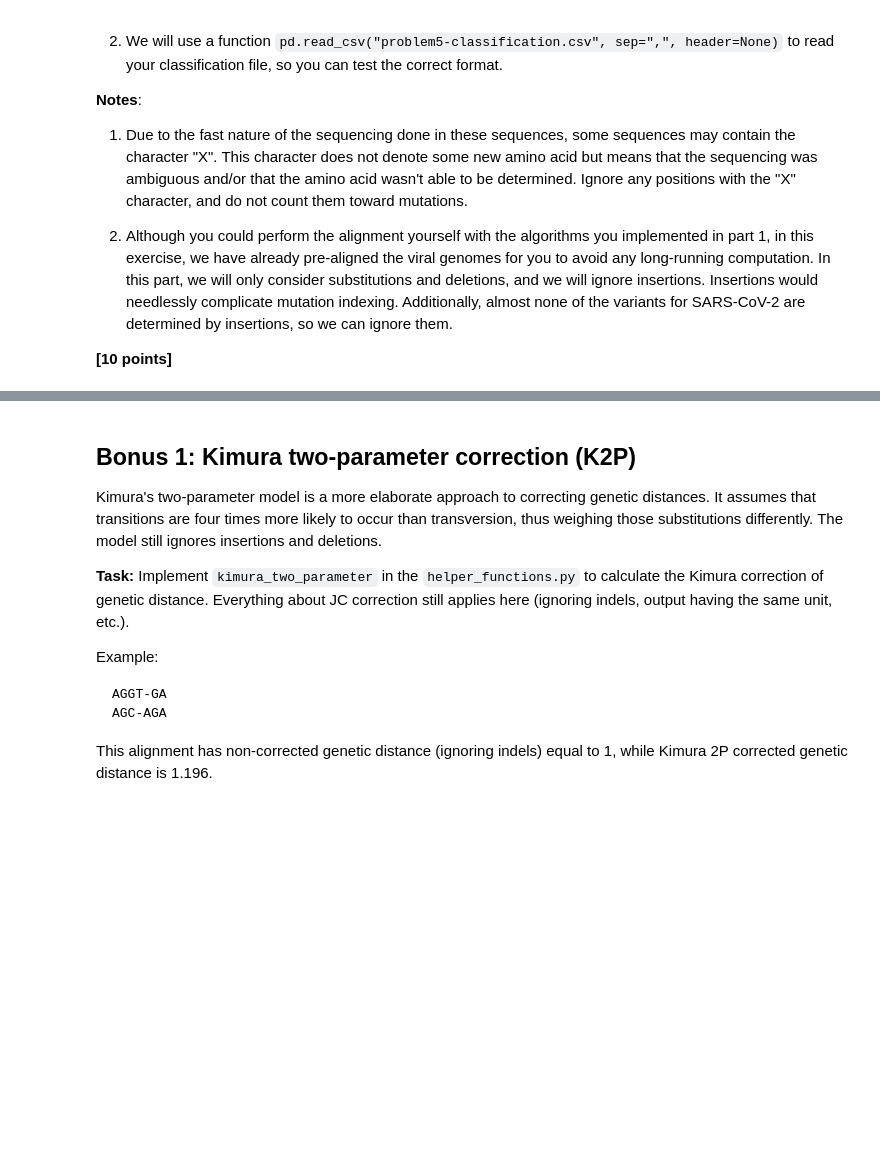
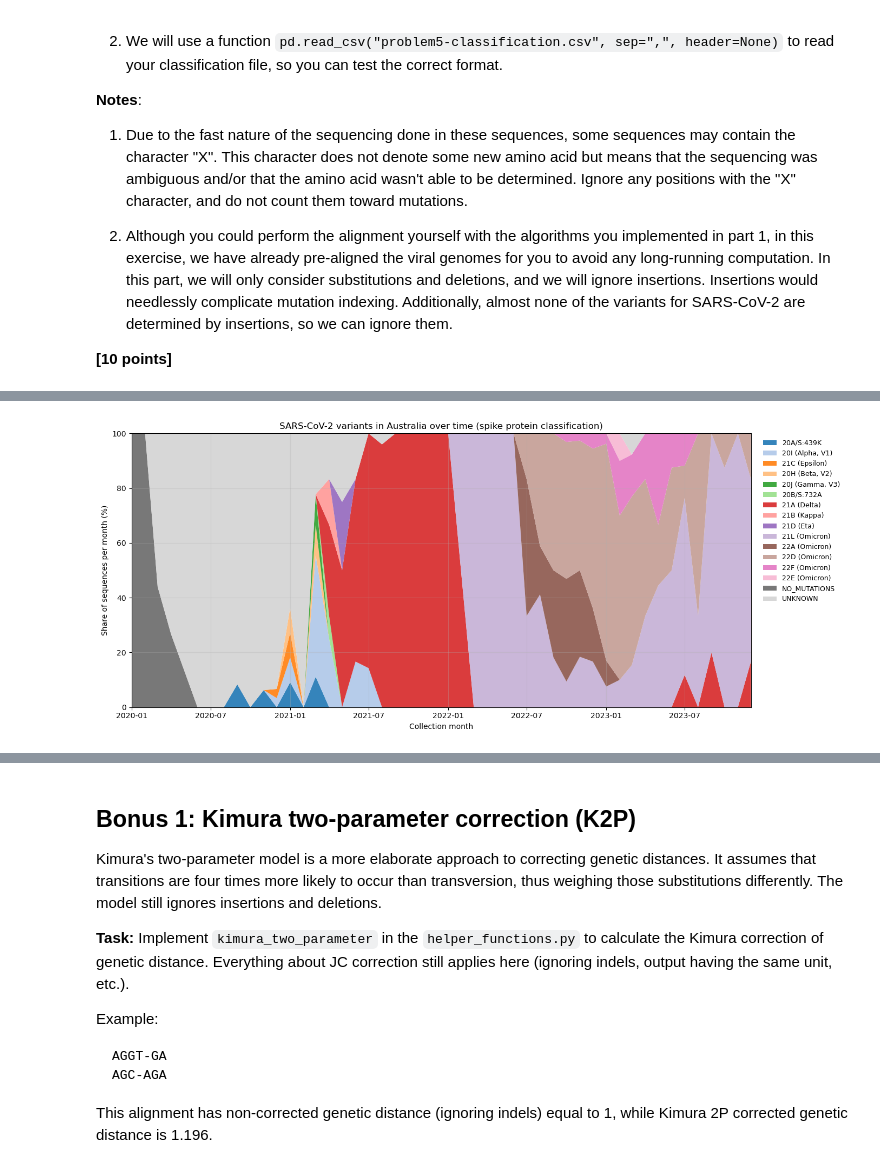
Before and after one commit to callis661/BINF3010-Assignment-Part-3., a Jupyter notebook: viral_evo_workbook.ipynb, the cells around one changed output, grey strips where cells are left out. Cells and saved outputs as stored; diff of their text form; code cells hidden in the pictures; blank space fills up the shorter version.

Commit message:
Completed Problem 5

```diff
--- a/viral_evo_workbook.ipynb
+++ b/viral_evo_workbook.ipynb
@@ -532,3 +532,78 @@ After you have assigned all the sequences to a variant, create a plot showing th
 3. Although you could perform the alignment yourself with the algorithms you implemented in part 1, in this exercise, we have already pre-aligned the viral genomes for you to avoid any long-running computation. In this part, we will only consider substitutions and deletions, and we will ignore insertions. Insertions would needlessly complicate mutation indexing. Additionally, almost none of the variants for SARS-CoV-2 are determined by insertions, so we can ignore them.
 
 **[10 points]**
+# %%
+import json
+import matplotlib.pyplot as plt
+
+# Reference spike protein: translate the S gene of NC_045512.2 (nt 21563-25384, 1-based)
+ncbi_reference = SeqIO.read("data/sequence.fasta", "fasta")
+ref_spike = str(ncbi_reference.seq[21562:25384].translate(to_stop=True))
+print("Reference spike length:", len(ref_spike))           # 1273 aa
+
+# Variant definitions: keep only spike (S) nonsynonymous mutations
+with open("data/variants.json") as f:
+    variants = json.load(f)
+variant_mutations = {name: [(m["pos"], m["left"], m["right"])
+                            for m in info["nonsynonymous"] if m["gene"] == "S"]
+                     for name, info in variants.items()}
+
+# Load the Australian spike sequences; header: name|date|accession
+p5_records = list(SeqIO.parse("data/p5-aus-spike-proteins.fasta", "fasta"))
+p5_ids = [rec.description.split("|")[2] for rec in p5_records]
+p5_dates = pd.to_datetime([rec.description.split("|")[1] for rec in p5_records])
+p5_seqs = [str(rec.seq) for rec in p5_records]
+
+
+def classify(seq):
+    # any mutation at all (substitution or deletion) compared with the reference, ignoring X
+    has_mutation = any(a != r and a != "X" for a, r in zip(seq, ref_spike))
+    if not has_mutation:
+        return "NO_MUTATIONS"
+    best_variant, best_score = "UNKNOWN", 0.0
+    for name, muts in variant_mutations.items():
+        matched = sum(1 for pos, left, right in muts if seq[pos - 1] == right)   # X never matches
+        score = matched / len(muts)
+        if score > best_score:
+            best_variant, best_score = name, score
+    return best_variant if best_score >= 0.51 else "UNKNOWN"
+
+
+p5_df = pd.DataFrame({"accession": p5_ids, "date": p5_dates,
+                      "variant": [classify(s) for s in p5_seqs]})
+p5_df[["accession", "variant"]].to_csv("problem5-classification.csv", header=False, index=False)
+print(p5_df["variant"].value_counts())
+
+# Percentage of each variant per month
+monthly = (p5_df.groupby([pd.Grouper(key="date", freq="MS"), "variant"]).size()
+                .unstack(fill_value=0))
+monthly_pct = monthly.div(monthly.sum(axis=1), axis=0) * 100
+
+# order variants by when they first appear; UNKNOWN / NO_MUTATIONS last
+order = sorted([v for v in monthly_pct.columns if v not in ("UNKNOWN", "NO_MUTATIONS")],
+               key=lambda v: monthly_pct.index[monthly_pct[v] > 0][0])
+order += [v for v in ("NO_MUTATIONS", "UNKNOWN") if v in monthly_pct.columns]
+monthly_pct = monthly_pct[order]
+
+colors = list(plt.cm.tab20.colors)
+color_map = {v: colors[i % len(colors)] for i, v in enumerate(order)}
+color_map["UNKNOWN"] = "lightgrey"
+color_map["NO_MUTATIONS"] = "dimgrey"
+
+fig, ax = plt.subplots(figsize=(14, 6))
+ax.stackplot(monthly_pct.index, monthly_pct.T.values, labels=order,
+             colors=[color_map[v] for v in order], alpha=0.9)
+ax.set_xlim(monthly_pct.index.min(), monthly_pct.index.max())
+ax.set_ylim(0, 100)
+ax.set_ylabel("Share of sequences per month (%)")
+ax.set_xlabel("Collection month")
+ax.set_title("SARS-CoV-2 variants in Australia over time (spike protein classification)")
+ax.legend(loc="upper left", bbox_to_anchor=(1.01, 1), frameon=False, fontsize=9)
+ax.grid(alpha=0.3)
+fig.tight_layout()
+fig.savefig("problem5.svg")
+plt.show()
+
+# Check the CSV format the way the marker reads it
+print(pd.read_csv("problem5-classification.csv", sep=",", header=None).head())
+# %% [output]
@@ -534,0 +629 @@ After you have assigned all the sequences to a variant, create a plot showing th
+[figure, added]
```
Also changed, not shown: parts of 3 cells of this notebook.
